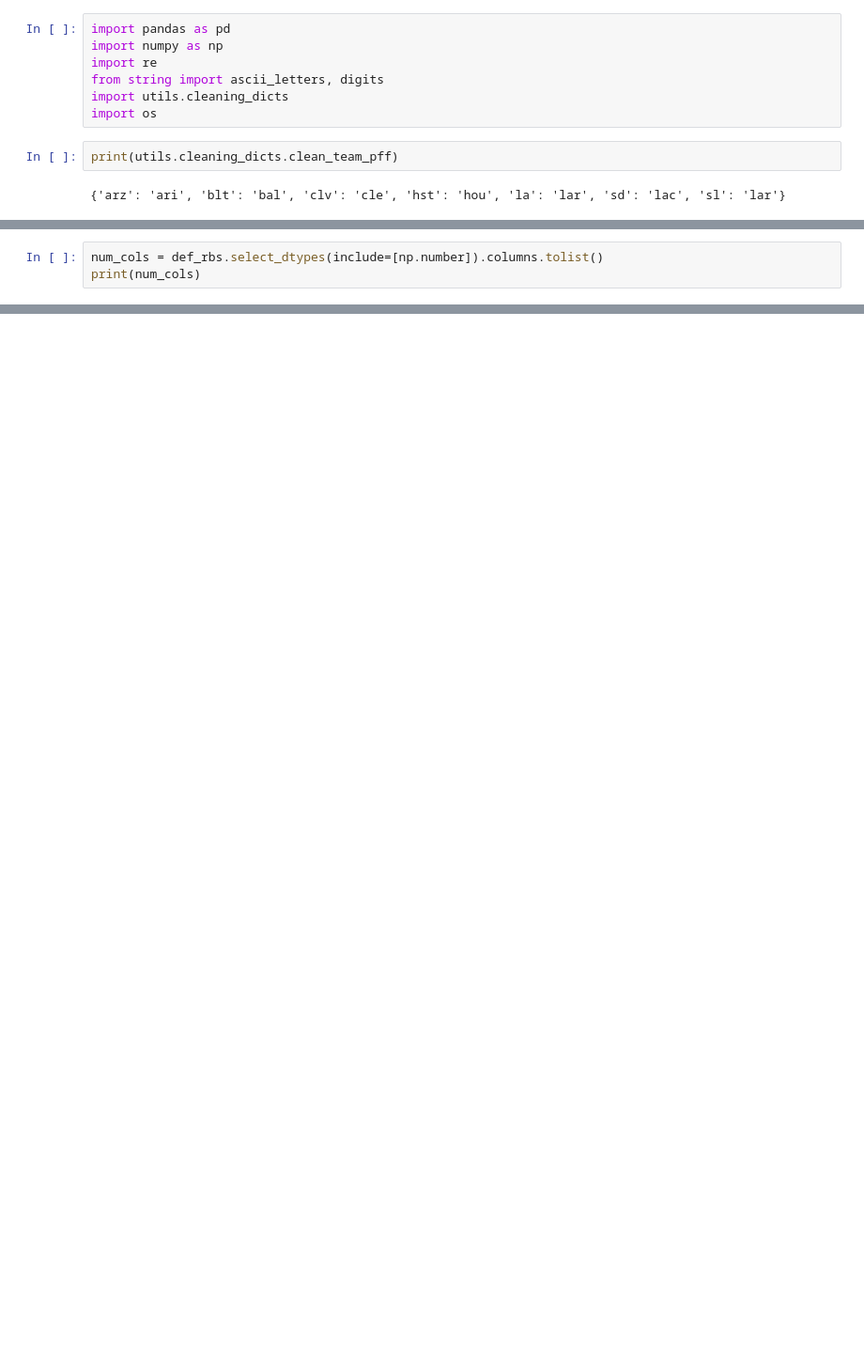
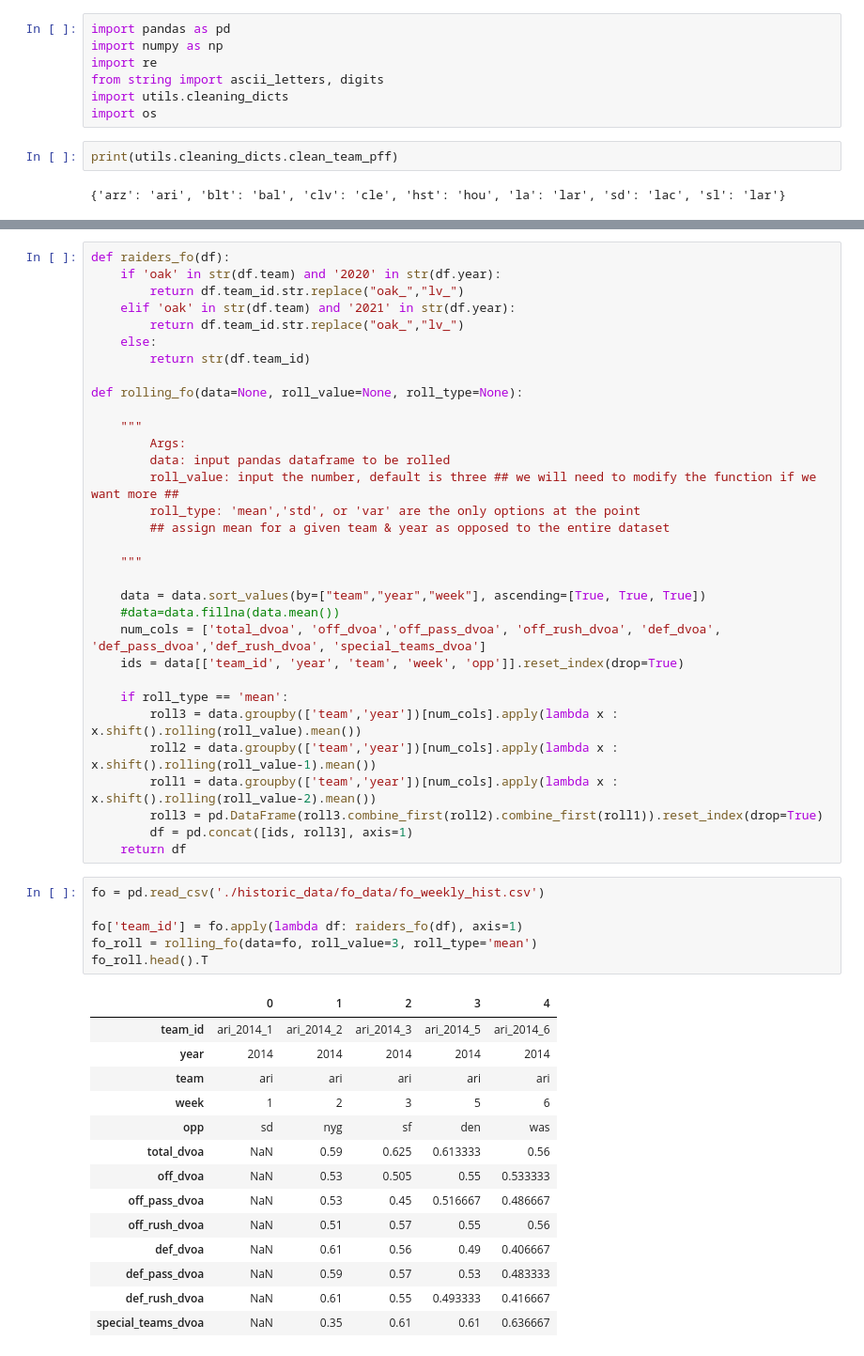
Before and after one commit to ajakks/nfl_models, a Jupyter notebook: create_modeling_data_sample.ipynb, the cells around one changed output, grey strips where cells are left out. Shown: that part at 94% size. Drawn from its saved outputs; the diff is of its cells as text; blank space fills up the shorter version.

```diff
--- a/create_modeling_data_sample.ipynb
+++ b/create_modeling_data_sample.ipynb
@@ -1038,3 +11,0 @@ roll_rbs.to_csv(cur_dir+'/other_data/roll_rbs.csv')
-# %%
-num_cols = def_rbs.select_dtypes(include=[np.number]).columns.tolist()
-print(num_cols)
@@ -1996,0 +422,53 @@ spread_comb.to_csv(cur_dir+'/spead_comb.csv', index=False)
+# %%
+def raiders_fo(df):
+    if 'oak' in str(df.team) and '2020' in str(df.year):
+        return df.team_id.str.replace("oak_","lv_")
+    elif 'oak' in str(df.team) and '2021' in str(df.year):
+        return df.team_id.str.replace("oak_","lv_")
+    else:
+        return str(df.team_id)
+
+def rolling_fo(data=None, roll_value=None, roll_type=None):
+
+    """
+        Args:
+        data: input pandas dataframe to be rolled
+        roll_value: input the number, default is three ## we will need to modify the function if we want more ##
+        roll_type: 'mean','std', or 'var' are the only options at the point
+        ## assign mean for a given team & year as opposed to the entire dataset
+
+    """
+
+    data = data.sort_values(by=["team","year","week"], ascending=[True, True, True])
+    #data=data.fillna(data.mean())
+    num_cols = ['total_dvoa', 'off_dvoa','off_pass_dvoa', 'off_rush_dvoa', 'def_dvoa', 'def_pass_dvoa','def_rush_dvoa', 'special_teams_dvoa']
+    ids = data[['team_id', 'year', 'team', 'week', 'opp']].reset_index(drop=True)
+
+    if roll_type == 'mean':
+        roll3 = data.groupby(['team','year'])[num_cols].apply(lambda x : x.shift().rolling(roll_value).mean())
+        roll2 = data.groupby(['team','year'])[num_cols].apply(lambda x : x.shift().rolling(roll_value-1).mean())
+        roll1 = data.groupby(['team','year'])[num_cols].apply(lambda x : x.shift().rolling(roll_value-2).mean())
+        roll3 = pd.DataFrame(roll3.combine_first(roll2).combine_first(roll1)).reset_index(drop=True)
+        df = pd.concat([ids, roll3], axis=1)
+    return df
+# %%
+fo = pd.read_csv('./historic_data/fo_data/fo_weekly_hist.csv')
+
+fo['team_id'] = fo.apply(lambda df: raiders_fo(df), axis=1)
+fo_roll = rolling_fo(data=fo, roll_value=3, roll_type='mean')
+fo_roll.head().T
+# %% [output]
+|  | 0 | 1 | 2 | 3 | 4 |
+| team_id | ari_2014_1 | ari_2014_2 | ari_2014_3 | ari_2014_5 | ari_2014_6 |
+| year | 2014 | 2014 | 2014 | 2014 | 2014 |
+| team | ari | ari | ari | ari | ari |
+| week | 1 | 2 | 3 | 5 | 6 |
+| opp | sd | nyg | sf | den | was |
+| total_dvoa | NaN | 0.59 | 0.625 | 0.613333 | 0.56 |
+| off_dvoa | NaN | 0.53 | 0.505 | 0.55 | 0.533333 |
+| off_pass_dvoa | NaN | 0.53 | 0.45 | 0.516667 | 0.486667 |
+| off_rush_dvoa | NaN | 0.51 | 0.57 | 0.55 | 0.56 |
+| def_dvoa | NaN | 0.61 | 0.56 | 0.49 | 0.406667 |
+| def_pass_dvoa | NaN | 0.59 | 0.57 | 0.53 | 0.483333 |
+| def_rush_dvoa | NaN | 0.61 | 0.55 | 0.493333 | 0.416667 |
+| special_teams_dvoa | NaN | 0.35 | 0.61 | 0.61 | 0.636667 |
```
Also changed, not shown: parts of 115 cells of this notebook.
